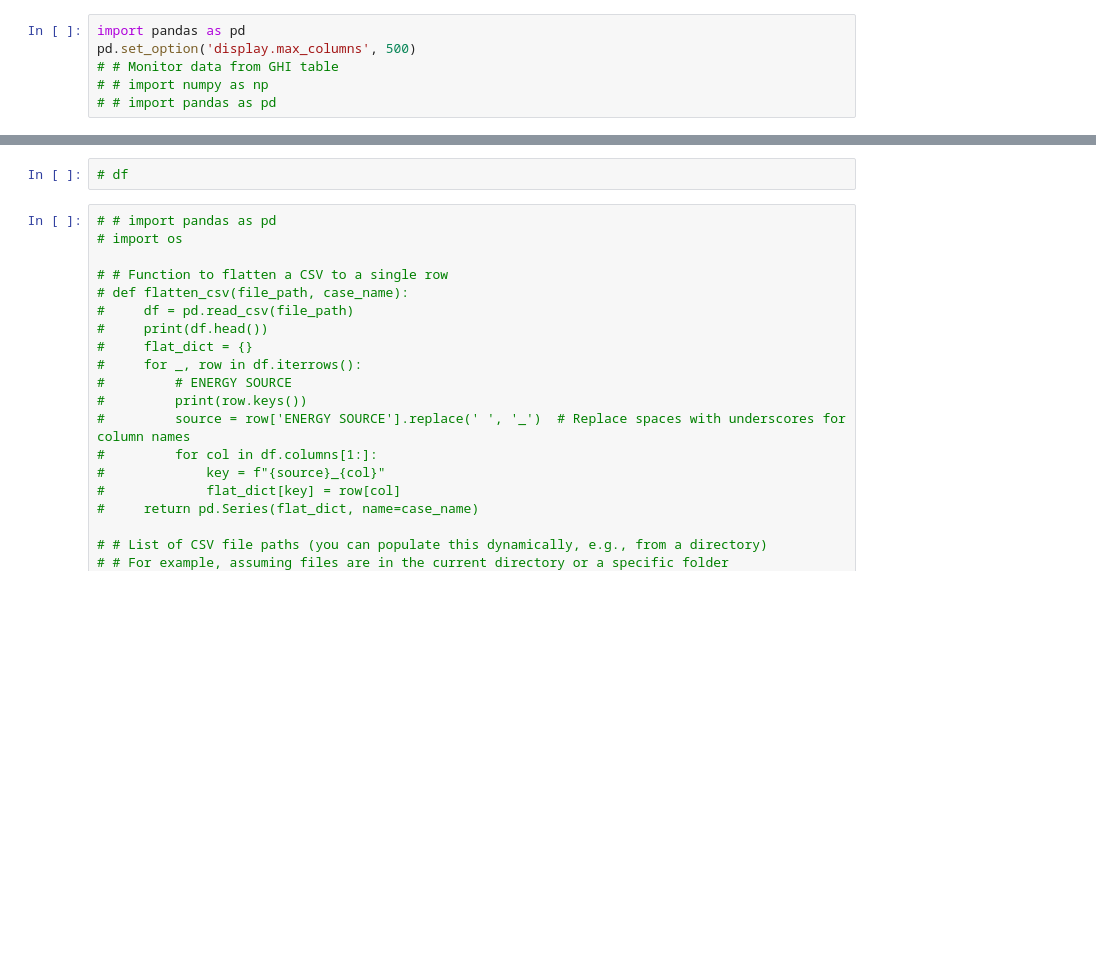
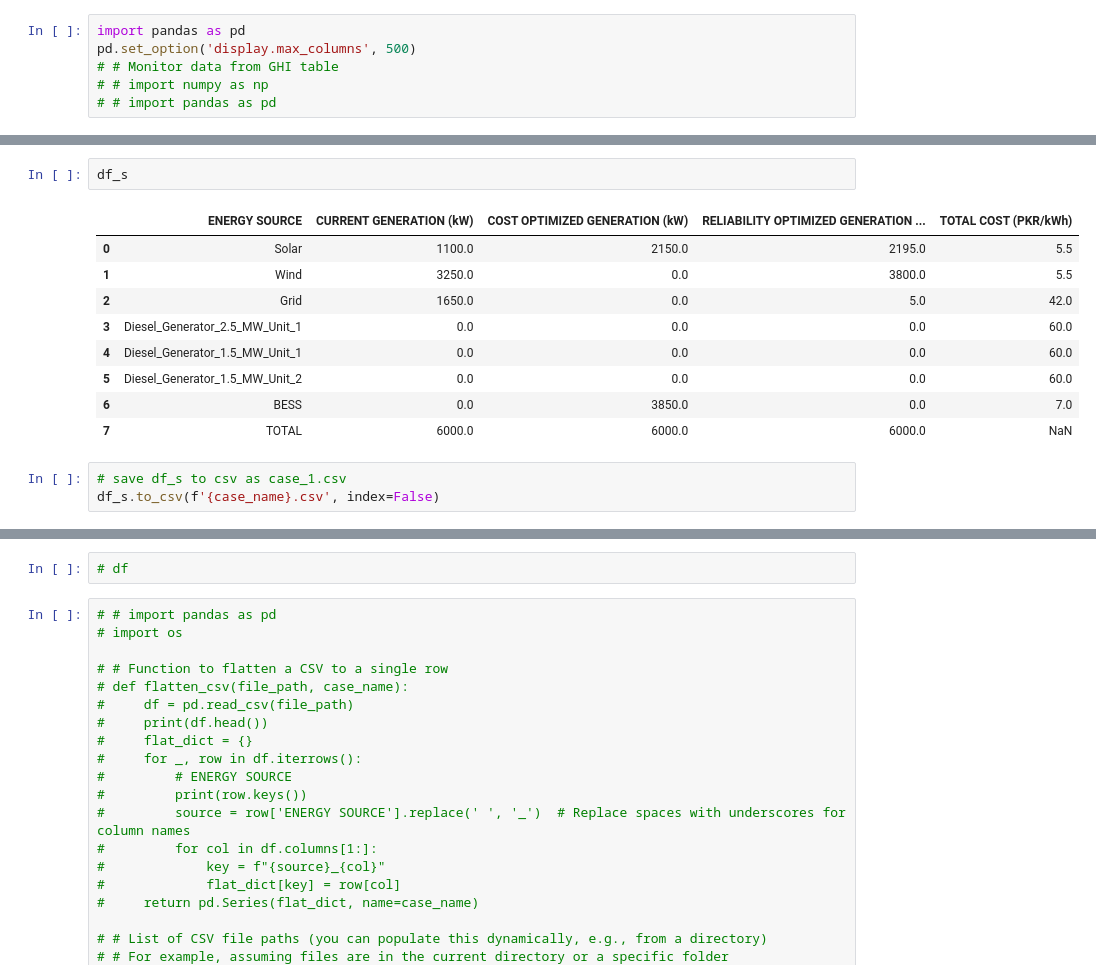
Before and after one commit to aminghias/Power-app, a Jupyter notebook: results/combine-results.ipynb, the cells around one changed output, grey strips where cells are left out. Cells and saved outputs as stored; diff of their text form; blank space fills up the shorter version.

```diff
--- a/results/combine-results.ipynb
+++ b/results/combine-results.ipynb
@@ -17,0 +167,15 @@ pd.set_option('display.max_columns', 500)
+# %%
+df_s
+# %% [output]
+|  | ENERGY SOURCE | CURRENT GENERATION (kW) | COST OPTIMIZED GENERATION (kW) | RELIABILITY OPTIMIZED GENERATION ... | TOTAL COST (PKR/kWh) |
+| 0 | Solar | 1100.0 | 2150.0 | 2195.0 | 5.5 |
+| 1 | Wind | 3250.0 | 0.0 | 3800.0 | 5.5 |
+| 2 | Grid | 1650.0 | 0.0 | 5.0 | 42.0 |
+| 3 | Diesel_Generator_2.5_MW_Unit_1 | 0.0 | 0.0 | 0.0 | 60.0 |
+| 4 | Diesel_Generator_1.5_MW_Unit_1 | 0.0 | 0.0 | 0.0 | 60.0 |
+| 5 | Diesel_Generator_1.5_MW_Unit_2 | 0.0 | 0.0 | 0.0 | 60.0 |
+| 6 | BESS | 0.0 | 3850.0 | 0.0 | 7.0 |
+| 7 | TOTAL | 6000.0 | 6000.0 | 6000.0 | NaN |
+# %%
+# save df_s to csv as case_1.csv
+df_s.to_csv(f'{case_name}.csv', index=False)
```
Also changed, not shown: parts of 17 cells of this notebook, 18 other files.
